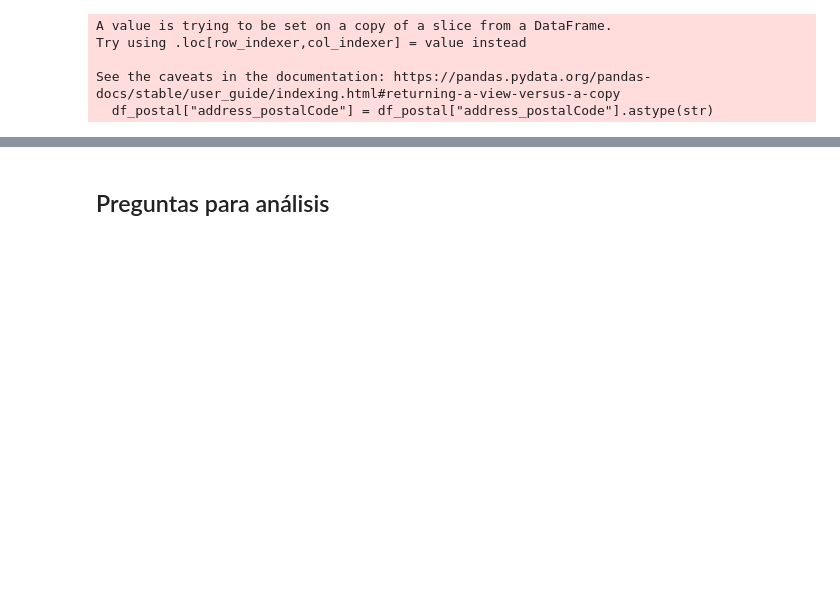
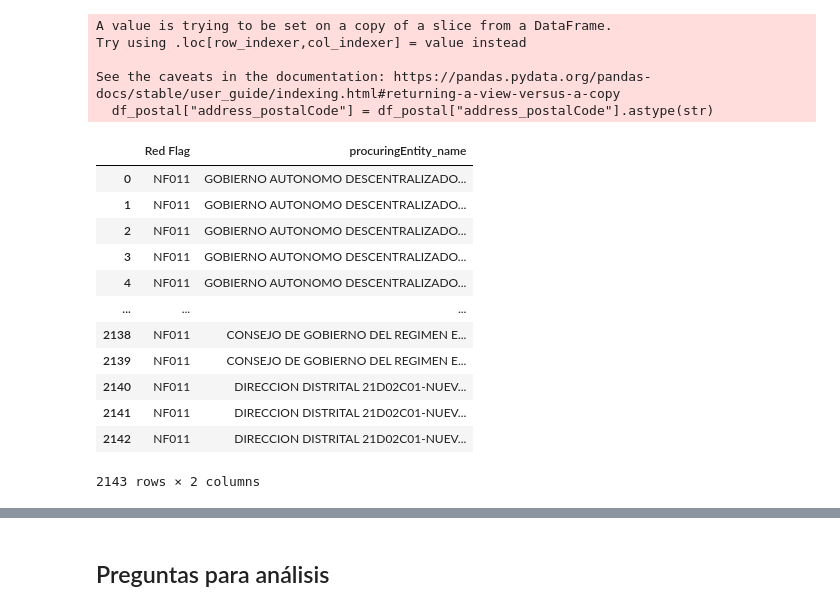
Before and after one commit to juasesan/RedFlag_analysis, a Jupyter notebook: Notebooks/3-Definicion de Red Flags.ipynb, the cells around one changed output, grey strips where cells are left out. Saved outputs shown, nothing was run; the diff lists cells and outputs as text; code cells hidden in the pictures; blank space fills up the shorter version.

```diff
--- a/Notebooks/3-Definicion de Red Flags.ipynb
+++ b/Notebooks/3-Definicion de Red Flags.ipynb
@@ -392,4 +393,24 @@ df_NF063 = NF063()
 df_ocid = pd.concat([df_ocid, generate_df(df_NF063['ocid'].reset_index(), 'NF063')])
 # %%
 df_ocid.reset_index(drop=True, inplace=True)
+# %%
+df_NF011 = NF011()
+df_NF011['Red Flag'] = 'NF011'
+df_NF011.drop(columns=['procurementMethod', 'procuringEntity_id'], inplace=True)
+df_NF011 = df_NF011.iloc[:,::-1]
+df_NF011
+# %% [output]
+|  | Red Flag | procuringEntity_name |
+| 0 | NF011 | GOBIERNO AUTONOMO DESCENTRALIZADO... |
+| 1 | NF011 | GOBIERNO AUTONOMO DESCENTRALIZADO... |
+| 2 | NF011 | GOBIERNO AUTONOMO DESCENTRALIZADO... |
+| 3 | NF011 | GOBIERNO AUTONOMO DESCENTRALIZADO... |
+| 4 | NF011 | GOBIERNO AUTONOMO DESCENTRALIZADO... |
+| ... | ... | ... |
+| 2138 | NF011 | CONSEJO DE GOBIERNO DEL REGIMEN E... |
+| 2139 | NF011 | CONSEJO DE GOBIERNO DEL REGIMEN E... |
+| 2140 | NF011 | DIRECCION DISTRITAL 21D02C01-NUEV... |
+| 2141 | NF011 | DIRECCION DISTRITAL 21D02C01-NUEV... |
+| 2142 | NF011 | DIRECCION DISTRITAL 21D02C01-NUEV... |
+2143 rows × 2 columns
 # %%
```
Also changed, not shown: parts of 20 cells of this notebook, 2 other files.
